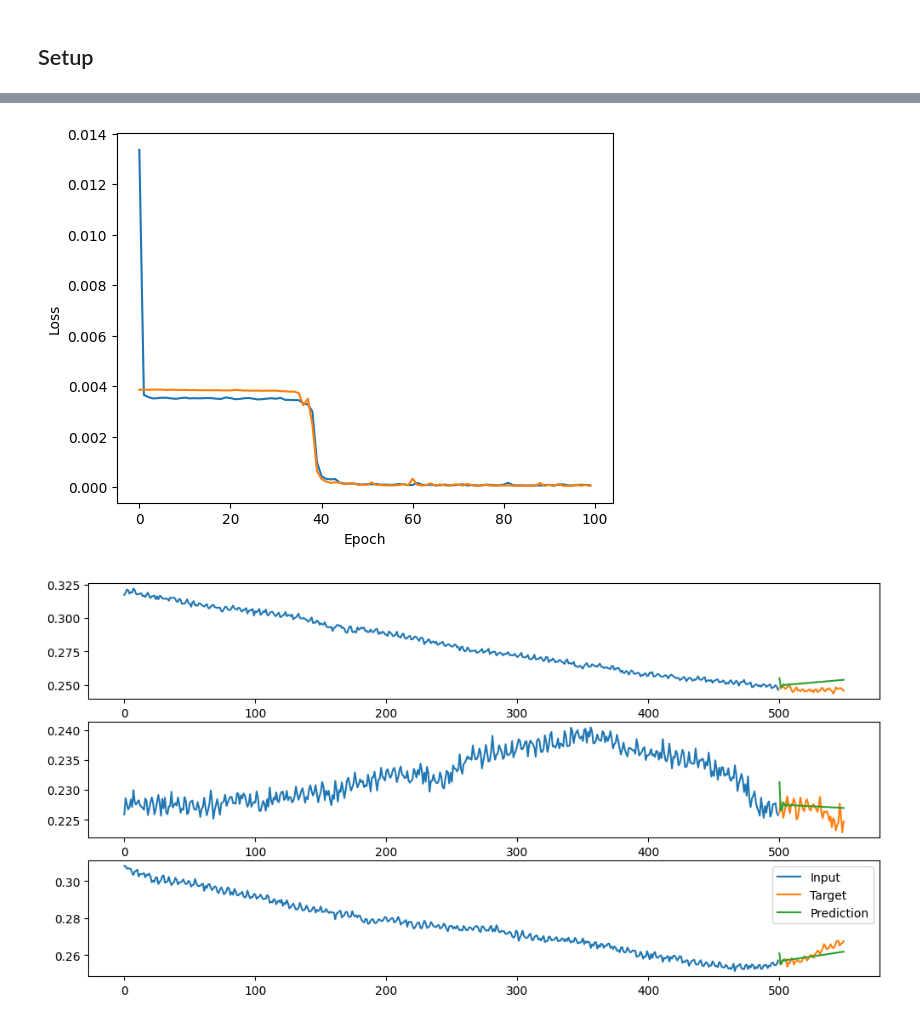
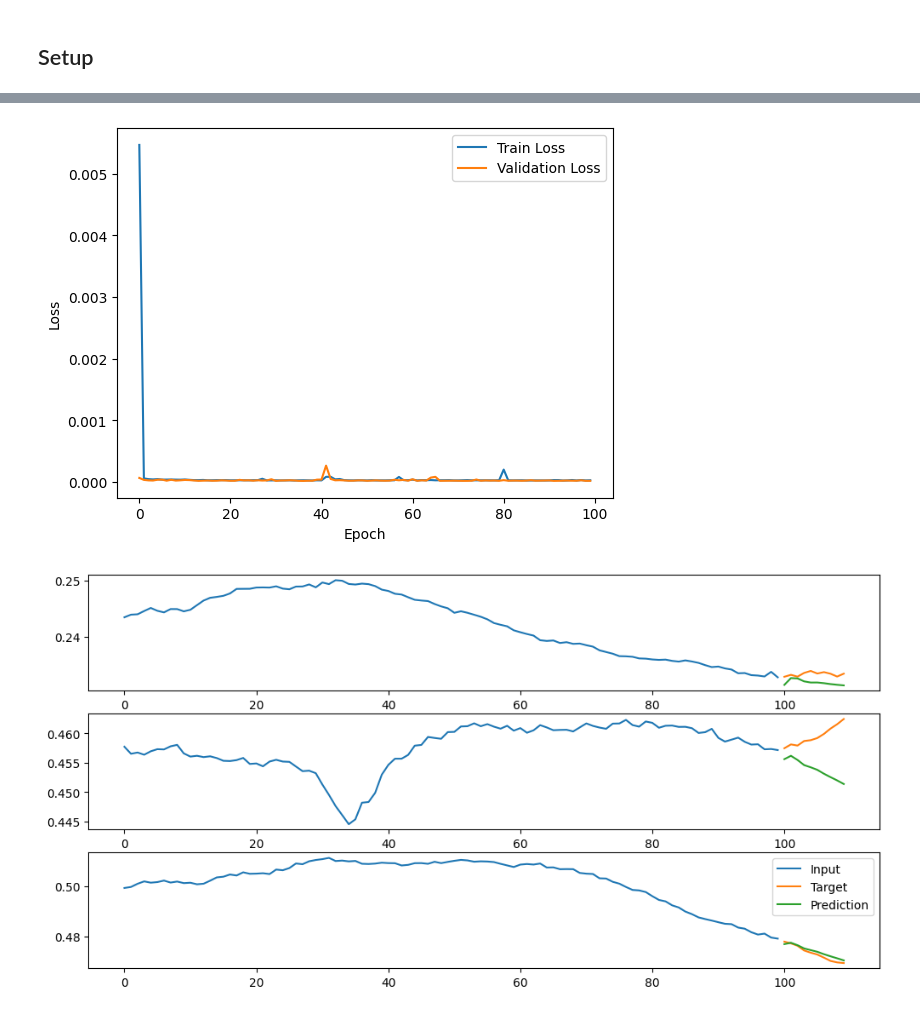
Before and after one commit to shunnnli/PhotometryClamp, a Jupyter notebook: PhotometryModel.ipynb, the cells around one changed output, grey strips where cells are left out. Cells and saved outputs as stored; diff of their text form; code cells hidden in the pictures.

```diff
--- a/PhotometryModel.ipynb
+++ b/PhotometryModel.ipynb
@@ -166,7 +272,7 @@ class ControllerRNN(nn.Module):
 # Load data from .mat file
 import scipy.io
 # Select file from GUI
-file_path = '/Volumes/MICROSCOPE/Shun/Project clamping/Results/dataset_20250208_ds.mat'
+file_path = '/Volumes/MICROSCOPE/Shun/Project clamping/Results/dataset_20250210_200Hz.mat'
 # Load the file
 print(f"Loading file: {file_path}")
 data = scipy.io.loadmat(file_path)
@@ -196,8 +302,10 @@ X shape: (133380, 500), y shape: (133380, 50)
 # %%
-# Use only a subset of the data for faster training
-num_samples = 10000
-X_data = X[:num_samples]
-y_data = y[:num_samples]
+# Use only a random subset of the data for faster training
+subset_percent = 1
+np.random.seed(42)
+indices = np.random.choice(np.arange(len(X)), size=int(subset_percent * len(X)), replace=False)
+X_data = X[indices]
+y_data = y[indices]
 
 # Create dataloader
 X_train, X_temp, y_train, y_temp = train_test_split(X_data, y_data, test_size=0.2, random_state=42)
@@ -248,6 +356,7 @@ Test set: 1000 samples
 input_size = 1
 hidden_size = 10  # Can be tuned
 num_layers = 1
+hidden_initialization = 'xavier_uniform'
 
 # # Initialize the model
 # model = bnpm.neural_networks.RegressionRNN(
@@ -272,17 +381,19 @@ model = ControllerRNN(
     output_size=1,
     num_layers=num_layers,
     pred_window=pred_window,
-    nonlinearity='tanh',
-    rnn_type='RNN',
+    nonlinearity='none',
+    architecture='GRU',
+    hidden_initialization=hidden_initialization,
 ).to(device)
 
 # Loss and optimizer
 criterion = torch.nn.MSELoss()
-optimizer = torch.optim.Adam(model.parameters(), lr=0.001)
+optimizer = torch.optim.Adam(model.parameters(), lr=0.01)
 # %%
 num_epochs = 100
 train_loss_history = []
 val_loss_history = []
+loss_scaling = 1
 
 for epoch in range(num_epochs):
     ##############################
@@ -298,7 +409,7 @@ for epoch in range(num_epochs):
         outputs = model(inputs)  # (batch_size, 200, 1)
 
         # Compute loss
-        loss = criterion(outputs, targets)
+        loss = loss_scaling * criterion(outputs, targets)
 
         # Backward pass and optimization
         optimizer.zero_grad()
@@ -324,13 +435,13 @@ for epoch in range(num_epochs):
             outputs = model(inputs)
 
             # Compute loss
-            loss = criterion(outputs, targets)
+            loss = loss_scaling * criterion(outputs, targets)
             val_epoch_loss += loss.item()
 
     avg_val_loss = val_epoch_loss / len(val_dataloader)
     val_loss_history.append(avg_val_loss)
 
-    print(f"Epoch [{epoch+1}/{num_epochs}], Train Loss: {avg_train_loss:.4f}, Val Loss: {avg_val_loss:.4f}")
+    print(f"Epoch [{epoch+1}/{num_epochs}], Train Loss: {avg_train_loss:.8f}, Val Loss: {avg_val_loss:.8f}")
 
 ##############################
 # Testing Phase (Final Evaluation)
@@ -346,11 +457,11 @@ with torch.no_grad():
         outputs = model(inputs)
 
         # Compute loss
-        loss = criterion(outputs, targets)
+        loss = loss_scaling * criterion(outputs, targets)
         test_loss += loss.item()
 
 avg_test_loss = test_loss / len(test_dataloader)
-print(f"Final Test Loss: {avg_test_loss:.4f}")
+print(f"Final Test Loss: {avg_test_loss:.8f}")
 
 print("Training complete!")
 # %% [output]
@@ -374,27 +485,28 @@ Training complete!
 # %%
 # Plot epoch loss
 plt.figure()
 plt.plot(train_loss_history, label='Train Loss')
 plt.plot(val_loss_history, label='Validation Loss')
 plt.xlabel("Epoch")
 plt.ylabel("Loss")
+plt.legend()
 plt.show()
 
 # Plot predictions
 model.eval()
 with torch.no_grad():
     inputs, targets = next(iter(test_dataloader))
     inputs, targets = inputs.to(device), targets.to(device)
     outputs = model(inputs)
 
     plt.figure(figsize=(12, 6))
     for i in range(3):
         plt.subplot(3, 1, i+1)
         plt.plot(inputs[i].cpu().numpy(), label='Input')
         plt.plot(np.arange(input_window, input_window + pred_window), targets[i].cpu().numpy(), label='Target')
         plt.plot(np.arange(input_window, input_window + pred_window), outputs[i].cpu().numpy(), label='Prediction')
     plt.legend()
     plt.show()
 # %% [output]
-[figure, old version]
+[figure, new version]
-[figure, old version]
+[figure, new version]
```
Also changed, not shown: parts of 4 cells of this notebook.
